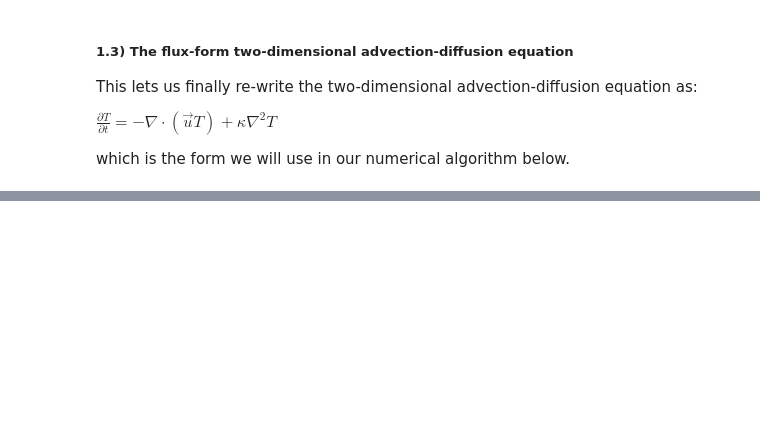
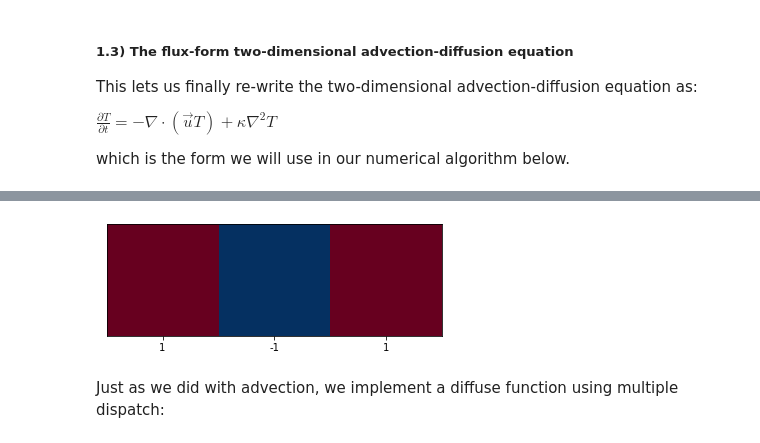
Before and after one commit to t3bol90/personal_blog, a Jupyter notebook: _notebooks/2020-12-02-heat-transport.ipynb, the cells around one changed output, grey strips where cells are left out. Saved outputs shown, nothing was run; the diff lists cells and outputs as text; code cells hidden in the pictures; blank space fills up the shorter version.

```diff
--- a/_notebooks/2020-12-02-heat-transport.ipynb
+++ b/_notebooks/2020-12-02-heat-transport.ipynb
@@ -136,0 +178,8 @@ NameError: name 'U' is not defined
+# %%
+plt.imshow([[1,0,1]], cmap=plt.cm.RdBu_r);
+plt.xticks([0,1,2], labels=[1,-1,1]);
+plt.yticks([]);
+# %% [output]
+[figure, added]
+# %% [markdown]
+Just as we did with advection, we implement a diffuse function using multiple dispatch:
```
Also changed, not shown: parts of 64 cells of this notebook.
